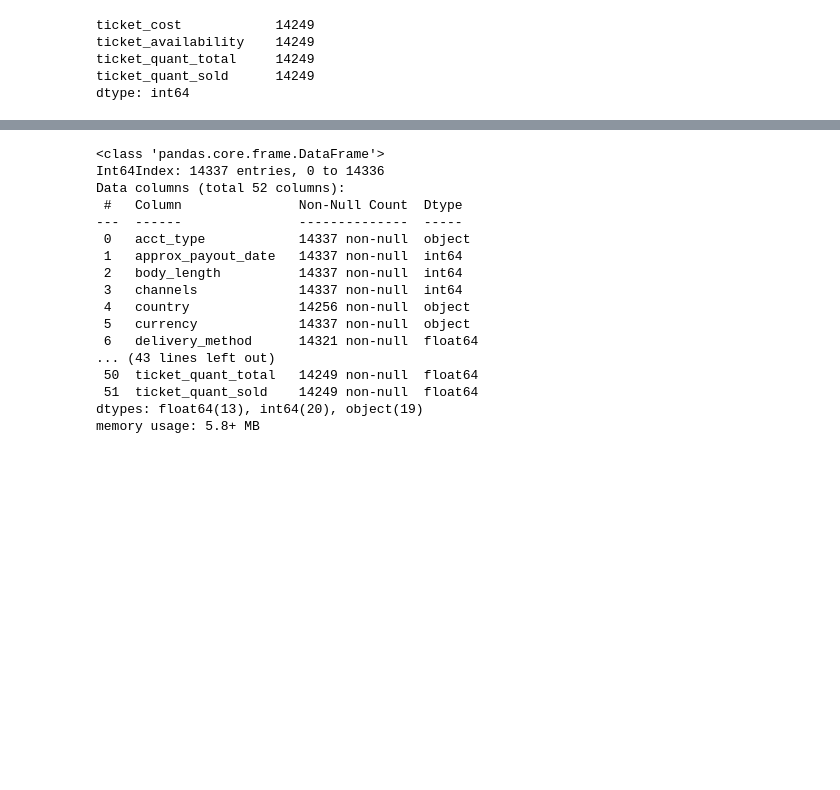
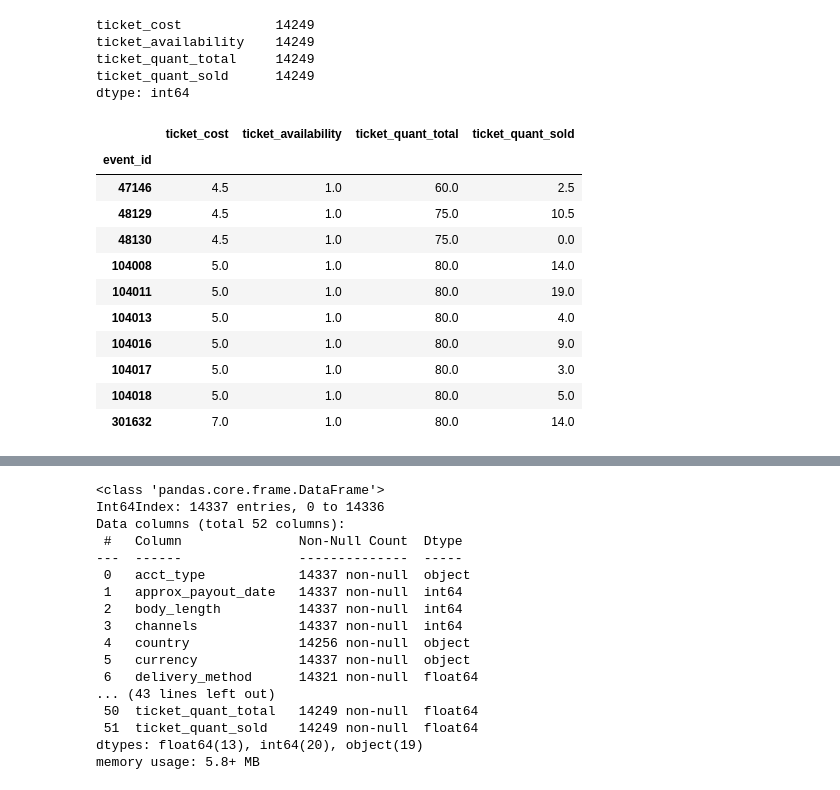
Before and after one commit to gverploeg/Fraud_Detection-, a Jupyter notebook: Grant_fraud_notebook_2.ipynb, the cells around one changed output, grey strips where cells are left out. Saved outputs shown, nothing was run; the diff lists cells and outputs as text; code cells hidden in the pictures; blank space fills up the shorter version.

```diff
--- a/Grant_fraud_notebook_2.ipynb
+++ b/Grant_fraud_notebook_2.ipynb
@@ -690,6 +686,21 @@ ticket_availability    14249
 ticket_quant_total     14249
 ticket_quant_sold      14249
 dtype: int64
+# %%
+combined_tkt.head(10)
+# %% [output]
+|  | ticket_cost | ticket_availability | ticket_quant_total | ticket_quant_sold |
+| event_id |  |  |  |  |
+| 47146 | 4.5 | 1.0 | 60.0 | 2.5 |
+| 48129 | 4.5 | 1.0 | 75.0 | 10.5 |
+| 48130 | 4.5 | 1.0 | 75.0 | 0.0 |
+| 104008 | 5.0 | 1.0 | 80.0 | 14.0 |
+| 104011 | 5.0 | 1.0 | 80.0 | 19.0 |
+| 104013 | 5.0 | 1.0 | 80.0 | 4.0 |
+| 104016 | 5.0 | 1.0 | 80.0 | 9.0 |
+| 104017 | 5.0 | 1.0 | 80.0 | 3.0 |
+| 104018 | 5.0 | 1.0 | 80.0 | 5.0 |
+| 301632 | 7.0 | 1.0 | 80.0 | 14.0 |
 # %%
 # df_full['ticket_event_id'] = df_full['ticket_types'][0][0]['event_id']
 
```
Also changed, not shown: parts of 15 cells of this notebook, 1 other file.
